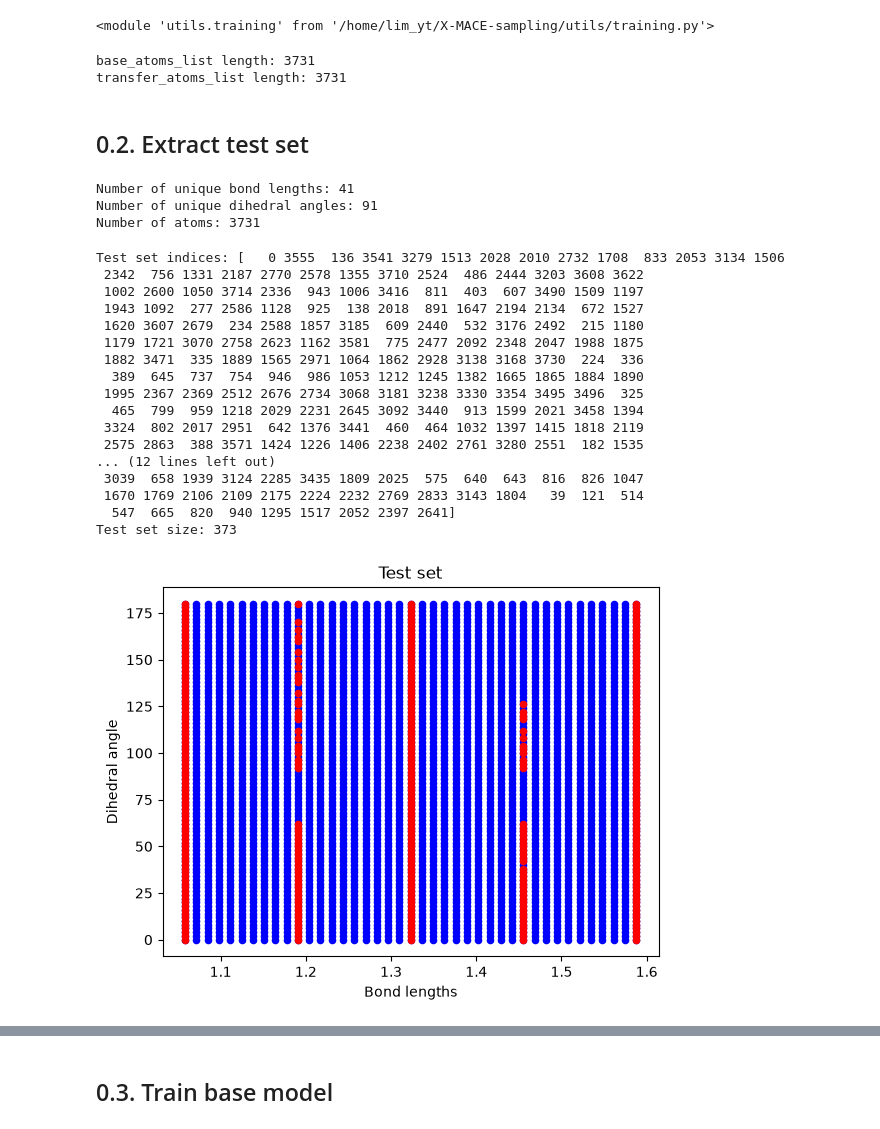
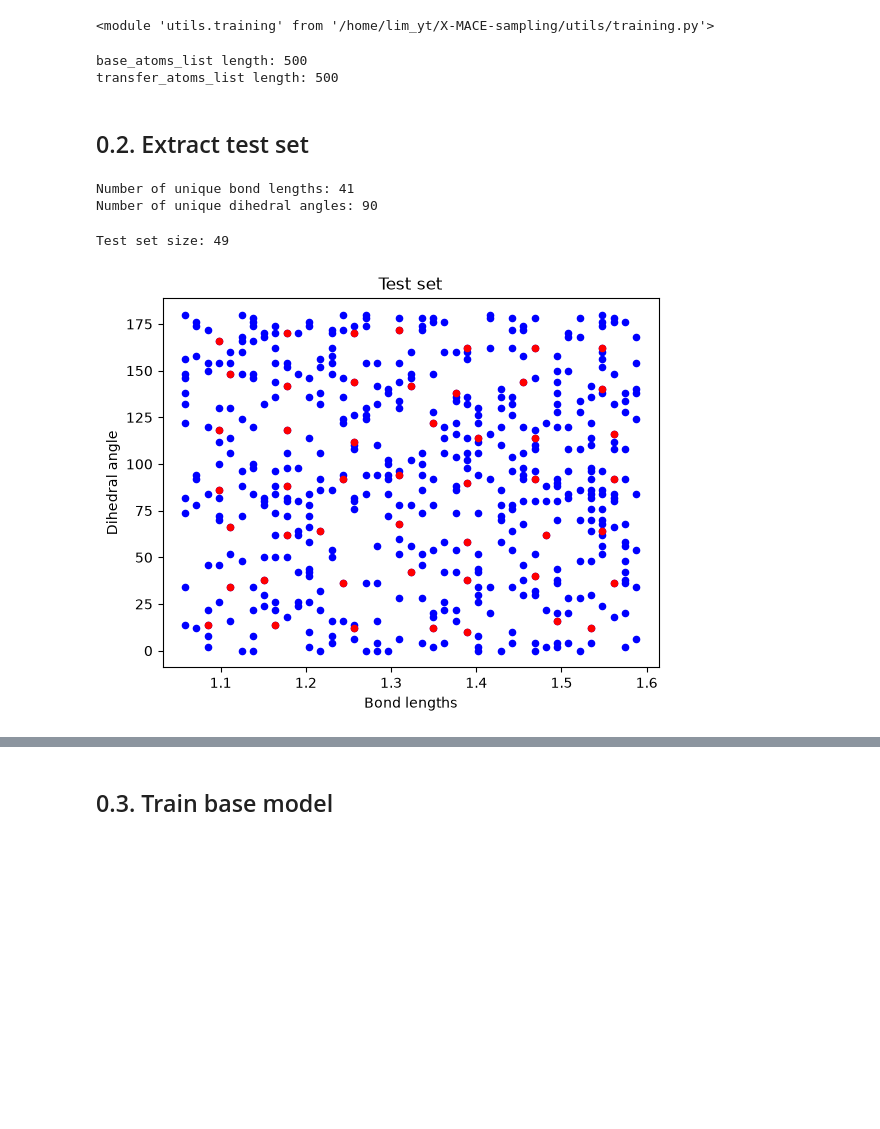
Before and after one commit to yoghurtfork/X-MACE-sampling, a Jupyter notebook: notebooks/sampling.ipynb, the cells around one changed output, grey strips where cells are left out. Saved outputs shown, nothing was run; the diff lists cells and outputs as text; code cells hidden in the pictures; blank space fills up the shorter version.

```diff
--- a/notebooks/sampling.ipynb
+++ b/notebooks/sampling.ipynb
@@ -30,11 +30,11 @@ DATA_DIR = ROOT_PATH / "../data"
 
 # dataset for training the base model, ie foundation/pre-trained model
 BASE_XYZ = DATA_DIR / "A02_propene_grid_static.xyz"
-BASE_N_GEOMETRIES = '3731'  # number of geometries to use from the base dataset
+BASE_N_GEOMETRIES = '500'  # number of geometries to use from the base dataset
 
 # dataset for transfer learning
 TRANSFER_XYZ = DATA_DIR / "casscf_44_propene_full.xyz"
-TRANSFER_N_GEOMETRIES = '3731' # number of geometries to use from the transfer dataset
+TRANSFER_N_GEOMETRIES = '500' # number of geometries to use from the transfer dataset
 
 OUTPUT_DIR = ROOT_PATH / "../outputs"
 
@@ -44,11 +44,14 @@ transfer_atoms_list = ase.io.read(TRANSFER_XYZ, index=f":{TRANSFER_N_GEOMETRIES}
 print("base_atoms_list length:", len(base_atoms_list))
 print("transfer_atoms_list length:", len(transfer_atoms_list))
 # %% [output]
-base_atoms_list length: 3731
-transfer_atoms_list length: 3731
+base_atoms_list length: 500
+transfer_atoms_list length: 500
 # %% [markdown]
 ## 0.2. Extract test set
 # %%
+# tested on propene only
+# get bond length and dihedral for each geometry
+
 desc_matrix = []
 bond_lengths = []
 dihedrals = []
@@ -64,50 +67,32 @@ desc_matrix = np.asarray(desc_matrix)
 
 print("Number of unique bond lengths:", len(np.unique(bond_lengths)))
 print("Number of unique dihedral angles:", len(np.unique(dihedrals)))
-print("Number of atoms:", len(desc_matrix))
 # %% [output]
 Number of unique bond lengths: 41
-Number of unique dihedral angles: 91
-Number of atoms: 3731
+Number of unique dihedral angles: 90
 # %%
+# get test set indices
+
 TEST_SET_SIZE = int(np.floor(int(BASE_N_GEOMETRIES) * 0.1))
 
-test_set_idx = selectors.get_selector("farthest_point_sampling", desc_matrix, TEST_SET_SIZE)
-print("Test set indices:", test_set_idx)
+test_set_idx = selectors.get_selector("uniform_grid", desc_matrix, TEST_SET_SIZE)
 print("Test set size:", len(test_set_idx))
+
+plt.scatter(bond_lengths, dihedrals, color='blue', marker='o', s=20)
+
+plt.title("Test set")
+plt.xlabel("Bond lengths")
+plt.ylabel("Dihedral angle")
+
+selected_x = []
+selected_y = []
+for i in test_set_idx:
+    selected_x.append(bond_lengths[i])
+    selected_y.append(dihedrals[i])
+
+plt.scatter(selected_x, selected_y, color='red', marker='o', s=20)
+
+plt.show()
 # %% [output]
-Test set indices: [   0 3555  136 3541 3279 1513 2028 2010 2732 1708  833 2053 3134 1506
- 2342  756 1331 2187 2770 2578 1355 3710 2524  486 2444 3203 3608 3622
- 1002 2600 1050 3714 2336  943 1006 3416  811  403  607 3490 1509 1197
- 1943 1092  277 2586 1128  925  138 2018  891 1647 2194 2134  672 1527
- 1620 3607 2679  234 2588 1857 3185  609 2440  532 3176 2492  215 1180
- 1179 1721 3070 2758 2623 1162 3581  775 2477 2092 2348 2047 1988 1875
- 1882 3471  335 1889 1565 2971 1064 1862 2928 3138 3168 3730  224  336
-  389  645  737  754  946  986 1053 1212 1245 1382 1665 1865 1884 1890
- 1995 2367 2369 2512 2676 2734 3068 3181 3238 3330 3354 3495 3496  325
-  465  799  959 1218 2029 2231 2645 3092 3440  913 1599 2021 3458 1394
- 3324  802 2017 2951  642 1376 3441  460  464 1032 1397 1415 1818 2119
- 2575 2863  388 3571 1424 1226 1406 2238 2402 2761 3280 2551  182 1535
-... (12 lines left out)
- 3039  658 1939 3124 2285 3435 1809 2025  575  640  643  816  826 1047
- 1670 1769 2106 2109 2175 2224 2232 2769 2833 3143 1804   39  121  514
-  547  665  820  940 1295 1517 2052 2397 2641]
-Test set size: 373
+Test set size: 49
+[figure, added]
-# %%
-plt.scatter(bond_lengths, dihedrals, color='blue', marker='o', s=20)
-
-plt.title("Test set")
-plt.xlabel("Bond lengths")
-plt.ylabel("Dihedral angle")
-
-selected_x = []
-selected_y = []
-for i in test_set_idx:
-    selected_x.append(bond_lengths[i])
-    selected_y.append(dihedrals[i])
-
-plt.scatter(selected_x, selected_y, color='red', marker='o', s=20)
-
-plt.show()
-# %% [output]
-[figure, removed]
```
Also changed, not shown: parts of 13 cells of this notebook, 2 other files.
